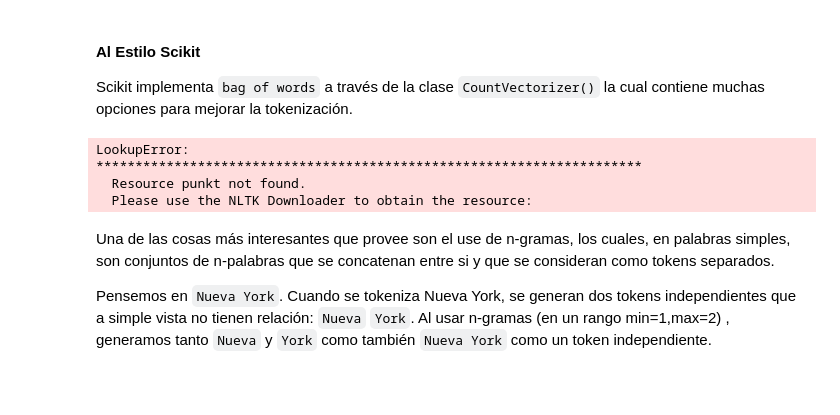
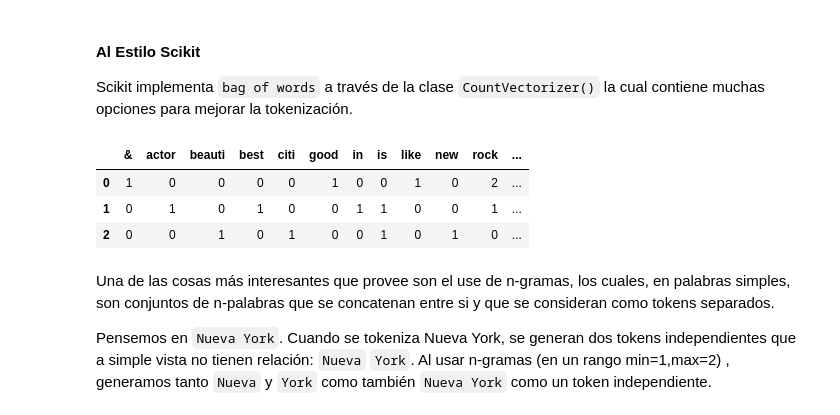
Before and after one commit to rafadls/LPC, a Jupyter notebook: L8/Laboratorio8_Enunciado.ipynb, the cells around one changed output. Drawn from its saved outputs; the diff is of its cells as text; code cells hidden in the pictures; blank space fills up the shorter version.

```diff
--- a/L8/Laboratorio8_Enunciado.ipynb
+++ b/L8/Laboratorio8_Enunciado.ipynb
@@ -253,13 +264,13 @@ Scikit implementa `bag of words` a través de la clase `CountVectorizer()` la cu
 # %%
 bow = CountVectorizer(tokenizer= StemmerTokenizer())
 df = bow.fit_transform(docs)
 
-pd.DataFrame(df.toarray(), columns=bow.get_feature_names_out())
+pd.DataFrame(df.toarray(), columns=bow.get_feature_names())
 # %% [output]
-LookupError:
-**********************************************************************
-  Resource punkt not found.
-  Please use the NLTK Downloader to obtain the resource:
+|  | & | actor | beauti | best | citi | good | in | is | like | new | rock | ... |
+| 0 | 1 | 0 | 0 | 0 | 0 | 1 | 0 | 0 | 1 | 0 | 2 | ... |
+| 1 | 0 | 1 | 0 | 1 | 0 | 0 | 1 | 1 | 0 | 0 | 1 | ... |
+| 2 | 0 | 0 | 1 | 0 | 1 | 0 | 0 | 1 | 0 | 1 | 0 | ... |
 # %% [markdown]
 Una de las cosas más interesantes que provee son el use de n-gramas, los cuales, en palabras simples, son conjuntos de n-palabras que se concatenan entre si y que se consideran como tokens separados.
 
```
Also changed, not shown: parts of 40 cells of this notebook.
